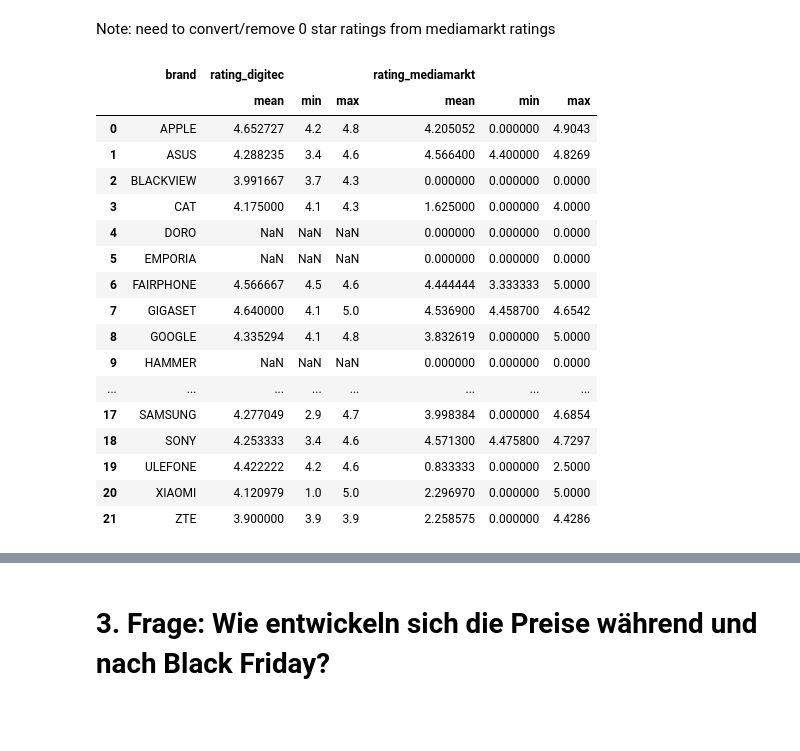
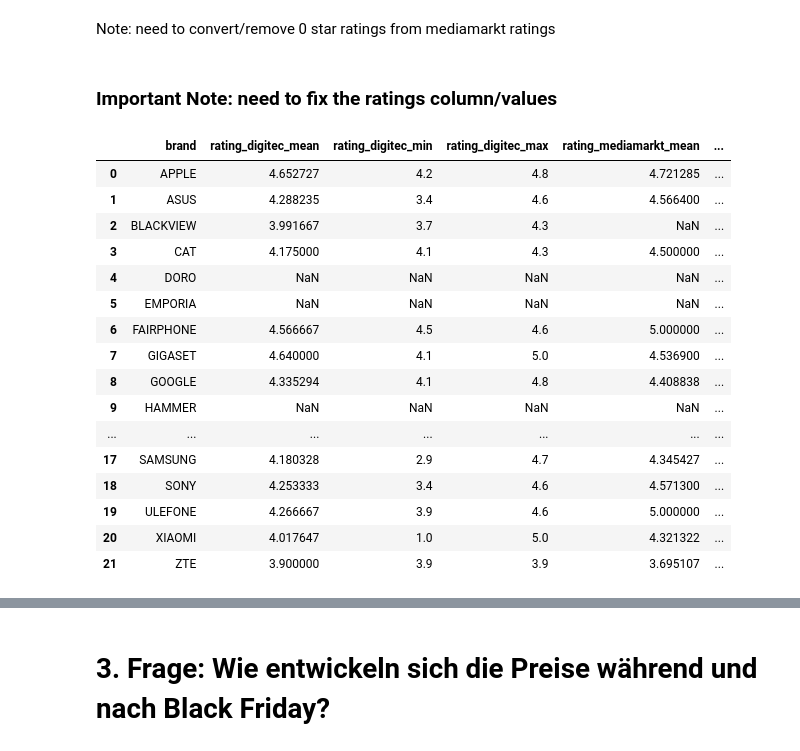
Before and after one commit to rportm/cip_project, a Jupyter notebook: data_analysis.ipynb, the cells around one changed output, grey strips where cells are left out. Cells and saved outputs as stored; diff of their text form; code cells hidden in the pictures; blank space fills up the shorter version.

```diff
--- a/data_analysis.ipynb
+++ b/data_analysis.ipynb
@@ -63,25 +91,32 @@ Note: need to convert/remove 0 star ratings from mediamarkt ratings
 # %%
 #convert rating to numeric
 df['rating_digitec'] = pd.to_numeric(df['rating_digitec'], errors='coerce')
+# %% [markdown]
+### Important Note: need to fix the ratings column/values
 # %%
-df.groupby(['brand'], as_index=False).agg({'rating_digitec': ['mean', 'min', 'max'],
-                                           'rating_mediamarkt': ['mean', 'min', 'max']})
+df.groupby(['brand'], as_index=False).aggregate(
+    rating_digitec_mean=('rating_digitec', 'mean'),
+    rating_digitec_min=('rating_digitec', 'min'),
+    rating_digitec_max=('rating_digitec', 'max'),
+    rating_mediamarkt_mean=('rating_mediamarkt', 'mean'),
+    rating_mediamarkt_min=('rating_mediamarkt', 'min'),
+    rating_mediamarkt_max=('rating_mediamarkt', 'max')
+)
 # %% [output]
-|  | brand | rating_digitec |  |  | rating_mediamarkt |  |  |
-|  |  | mean | min | max | mean | min | max |
-| 0 | APPLE | 4.652727 | 4.2 | 4.8 | 4.205052 | 0.000000 | 4.9043 |
-| 1 | ASUS | 4.288235 | 3.4 | 4.6 | 4.566400 | 4.400000 | 4.8269 |
-| 2 | BLACKVIEW | 3.991667 | 3.7 | 4.3 | 0.000000 | 0.000000 | 0.0000 |
-| 3 | CAT | 4.175000 | 4.1 | 4.3 | 1.625000 | 0.000000 | 4.0000 |
-| 4 | DORO | NaN | NaN | NaN | 0.000000 | 0.000000 | 0.0000 |
-| 5 | EMPORIA | NaN | NaN | NaN | 0.000000 | 0.000000 | 0.0000 |
-| 6 | FAIRPHONE | 4.566667 | 4.5 | 4.6 | 4.444444 | 3.333333 | 5.0000 |
-| 7 | GIGASET | 4.640000 | 4.1 | 5.0 | 4.536900 | 4.458700 | 4.6542 |
-| 8 | GOOGLE | 4.335294 | 4.1 | 4.8 | 3.832619 | 0.000000 | 5.0000 |
-| 9 | HAMMER | NaN | NaN | NaN | 0.000000 | 0.000000 | 0.0000 |
-| ... | ... | ... | ... | ... | ... | ... | ... |
-| 17 | SAMSUNG | 4.277049 | 2.9 | 4.7 | 3.998384 | 0.000000 | 4.6854 |
-| 18 | SONY | 4.253333 | 3.4 | 4.6 | 4.571300 | 4.475800 | 4.7297 |
-| 19 | ULEFONE | 4.422222 | 4.2 | 4.6 | 0.833333 | 0.000000 | 2.5000 |
-| 20 | XIAOMI | 4.120979 | 1.0 | 5.0 | 2.296970 | 0.000000 | 5.0000 |
-| 21 | ZTE | 3.900000 | 3.9 | 3.9 | 2.258575 | 0.000000 | 4.4286 |
+|  | brand | rating_digitec_mean | rating_digitec_min | rating_digitec_max | rating_mediamarkt_mean | ... |
+| 0 | APPLE | 4.652727 | 4.2 | 4.8 | 4.721285 | ... |
+| 1 | ASUS | 4.288235 | 3.4 | 4.6 | 4.566400 | ... |
+| 2 | BLACKVIEW | 3.991667 | 3.7 | 4.3 | NaN | ... |
+| 3 | CAT | 4.175000 | 4.1 | 4.3 | 4.500000 | ... |
+| 4 | DORO | NaN | NaN | NaN | NaN | ... |
+| 5 | EMPORIA | NaN | NaN | NaN | NaN | ... |
+| 6 | FAIRPHONE | 4.566667 | 4.5 | 4.6 | 5.000000 | ... |
+| 7 | GIGASET | 4.640000 | 4.1 | 5.0 | 4.536900 | ... |
+| 8 | GOOGLE | 4.335294 | 4.1 | 4.8 | 4.408838 | ... |
+| 9 | HAMMER | NaN | NaN | NaN | NaN | ... |
+| ... | ... | ... | ... | ... | ... | ... |
+| 17 | SAMSUNG | 4.180328 | 2.9 | 4.7 | 4.345427 | ... |
+| 18 | SONY | 4.253333 | 3.4 | 4.6 | 4.571300 | ... |
+| 19 | ULEFONE | 4.266667 | 3.9 | 4.6 | 5.000000 | ... |
+| 20 | XIAOMI | 4.017647 | 1.0 | 5.0 | 4.321322 | ... |
+| 21 | ZTE | 3.900000 | 3.9 | 3.9 | 3.695107 | ... |
```
Also changed, not shown: parts of 21 cells of this notebook, 1 other file.
